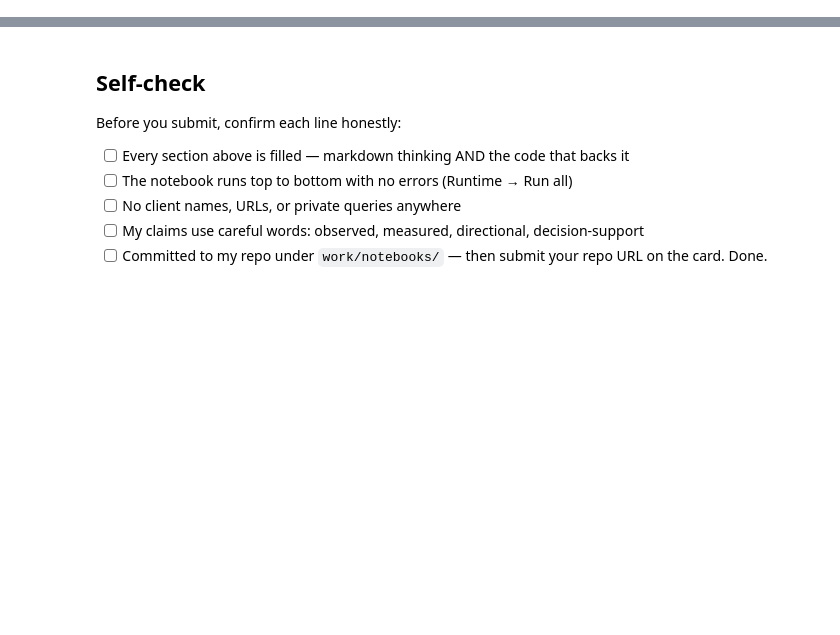
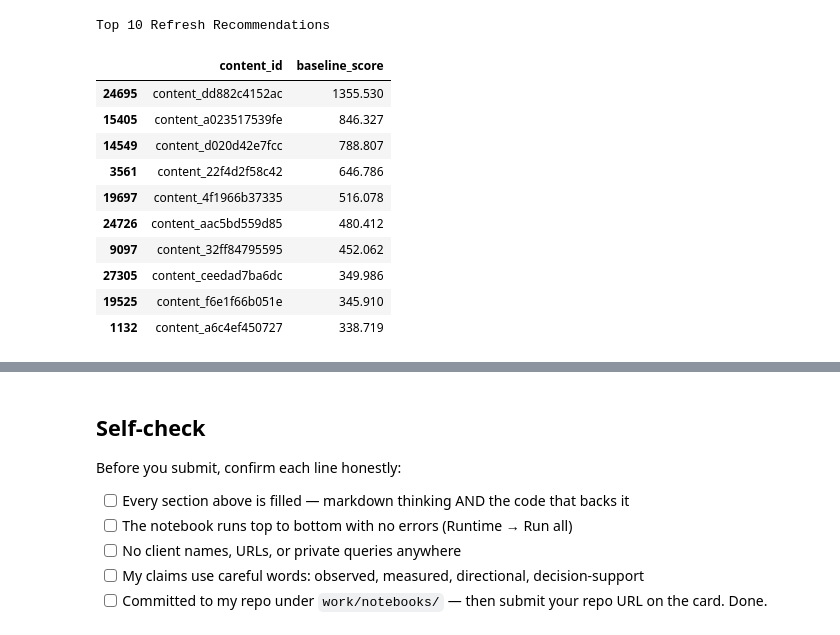
Before and after one commit to Rana4682/flyrank-ml-internship, a Jupyter notebook: work/notebooks/capstone.ipynb, the cells around one changed output, grey strips where cells are left out. Cells and saved outputs as stored; diff of their text form; code cells hidden in the pictures; blank space fills up the shorter version.

```diff
--- a/work/notebooks/capstone.ipynb
+++ b/work/notebooks/capstone.ipynb
@@ -57,0 +150,25 @@ This skeleton is yours to fill. Work the sections **in order** — each one has
+# %%
+from sklearn.model_selection import train_test_split
+
+# Create baseline score
+df["baseline_score"] = (
+    (1 - df["ctr"].fillna(0)) * 4 +
+    (df["avg_position"].fillna(0) / 50) * 3 +
+    (df["trend_pct"].fillna(0).abs() / 100) * 3
+)
+
+# Features and target
+X = df[["ctr", "avg_position", "trend_pct"]].fillna(0)
+y = df["baseline_score"]
+
+# Train/Test Split
+X_train, X_test, y_train, y_test = train_test_split(
+    X,
+    y,
+    test_size=0.2,
+    random_state=42
+)
+
+print("Training Samples :", len(X_train))
+print("Testing Samples  :", len(X_test))
+print("Features Used    :", list(X.columns))
@@ -57,0 +291,29 @@ This skeleton is yours to fill. Work the sections **in order** — each one has
+# %%
+# Top 10 Recommended Pages
+
+recommendations = df.sort_values(
+    "baseline_score",
+    ascending=False
+)[
+    [
+        "content_id",
+        "baseline_score"
+    ]
+].head(10)
+
+print("Top 10 Refresh Recommendations\n")
+
+display(recommendations)
+# %% [output]
+Top 10 Refresh Recommendations
+|  | content_id | baseline_score |
+| 24695 | content_dd882c4152ac | 1355.530 |
+| 15405 | content_a023517539fe | 846.327 |
+| 14549 | content_d020d42e7fcc | 788.807 |
+| 3561 | content_22f4d2f58c42 | 646.786 |
+| 19697 | content_4f1966b37335 | 516.078 |
+| 24726 | content_aac5bd559d85 | 480.412 |
+| 9097 | content_32ff84795595 | 452.062 |
+| 27305 | content_ceedad7ba6dc | 349.986 |
+| 19525 | content_f6e1f66b051e | 345.910 |
+| 1132 | content_a6c4ef450727 | 338.719 |
```
Also changed, not shown: parts of 28 cells of this notebook.
